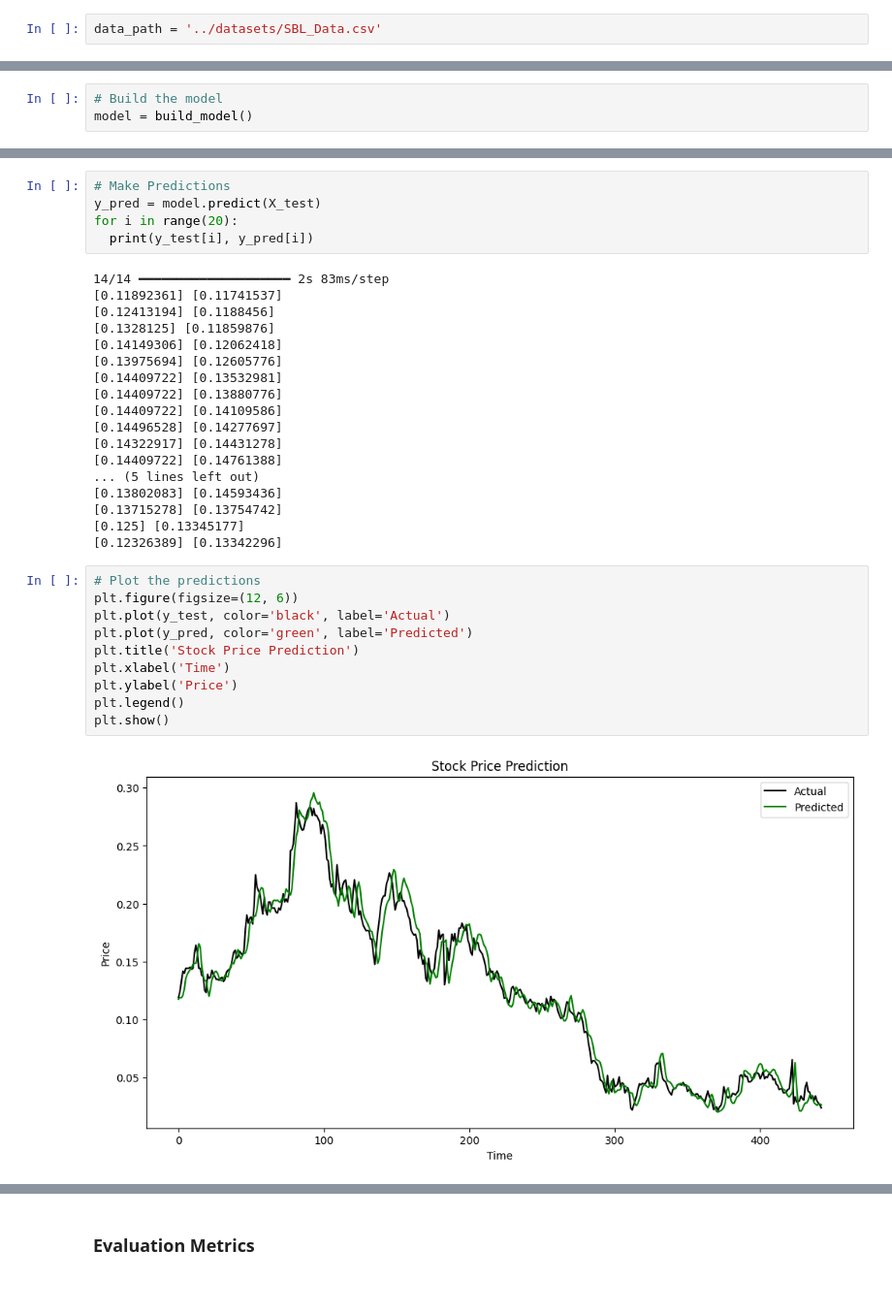
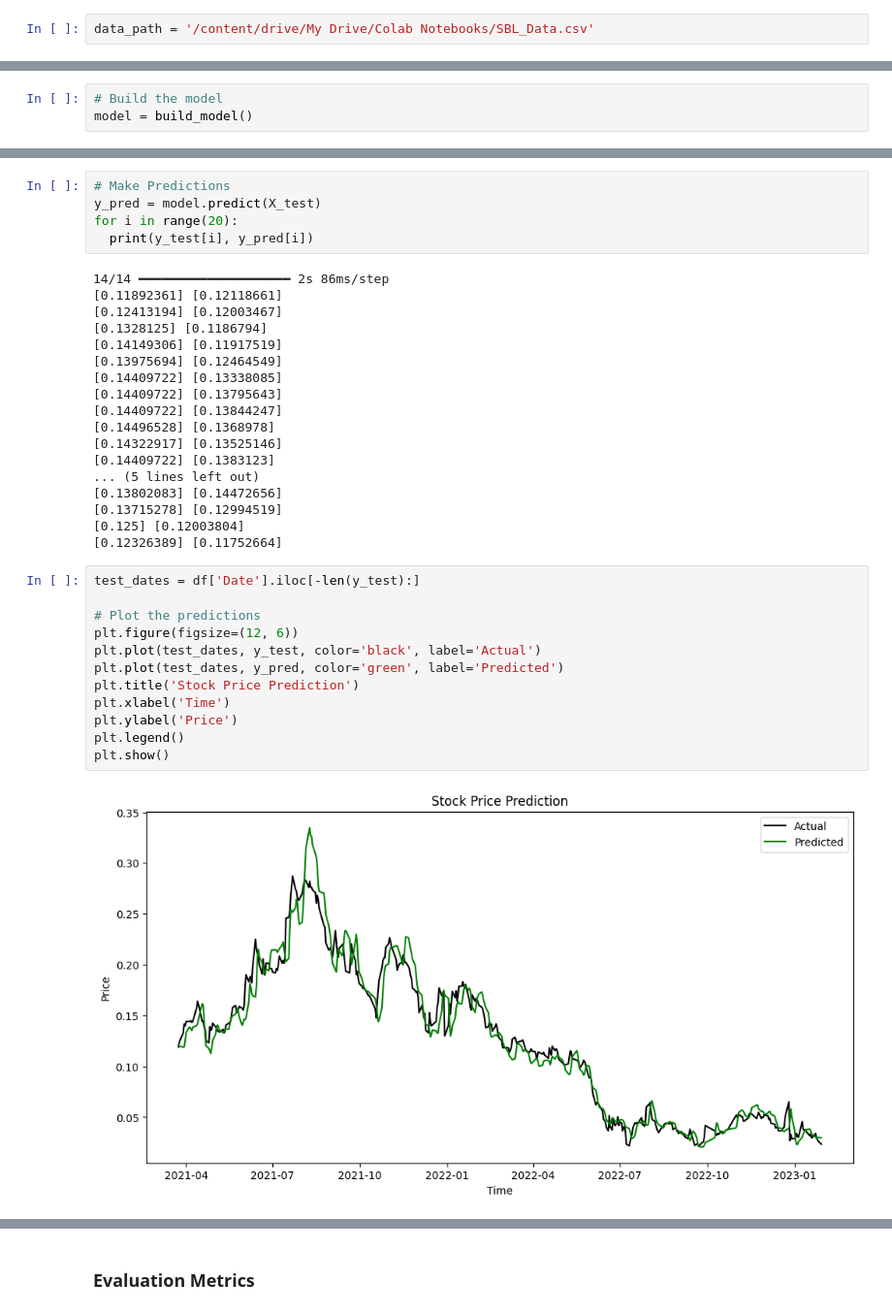
Before and after one commit to adars124/stock-prediction, a Jupyter notebook: notebooks/StockPrediction.ipynb, the cells around one changed output, grey strips where cells are left out. Shown at 97% size. Saved outputs shown, nothing was run; the diff lists cells and outputs as text.

Commit message:
feat: add the updated notebook

```diff
--- a/notebooks/StockPrediction.ipynb
+++ b/notebooks/StockPrediction.ipynb
@@ -21,7 +37,7 @@ from sklearn.metrics import mean_absolute_error, mean_squared_error, r2_score
 # %% [markdown]
 # Loading the Dataset
 # %%
-data_path = '../datasets/SBL_Data.csv'
+data_path = '/content/drive/My Drive/Colab Notebooks/SBL_Data.csv'
 # %%
 def read_csv(filepath, start_date='', end_date=''):
   """
@@ -390,35 +451,37 @@ y_pred = model.predict(X_test)
 for i in range(20):
   print(y_test[i], y_pred[i])
 # %% [output]
-14/14 ━━━━━━━━━━━━━━━━━━━━ 2s 83ms/step
-[0.11892361] [0.11741537]
-[0.12413194] [0.1188456]
-[0.1328125] [0.11859876]
-[0.14149306] [0.12062418]
-[0.13975694] [0.12605776]
-[0.14409722] [0.13532981]
-[0.14409722] [0.13880776]
-[0.14409722] [0.14109586]
-[0.14496528] [0.14277697]
-[0.14322917] [0.14431278]
-[0.14409722] [0.14761388]
+14/14 ━━━━━━━━━━━━━━━━━━━━ 2s 86ms/step
+[0.11892361] [0.12118661]
+[0.12413194] [0.12003467]
+[0.1328125] [0.1186794]
+[0.14149306] [0.11917519]
+[0.13975694] [0.12464549]
+[0.14409722] [0.13338085]
+[0.14409722] [0.13795643]
+[0.14409722] [0.13844247]
+[0.14496528] [0.1368978]
+[0.14322917] [0.13525146]
+[0.14409722] [0.1383123]
 ... (5 lines left out)
-[0.13802083] [0.14593436]
-[0.13715278] [0.13754742]
-[0.125] [0.13345177]
-[0.12326389] [0.13342296]
+[0.13802083] [0.14472656]
+[0.13715278] [0.12994519]
+[0.125] [0.12003804]
+[0.12326389] [0.11752664]
 # %%
+test_dates = df['Date'].iloc[-len(y_test):]
+
 # Plot the predictions
 plt.figure(figsize=(12, 6))
-plt.plot(y_test, color='black', label='Actual')
-plt.plot(y_pred, color='green', label='Predicted')
+plt.plot(test_dates, y_test, color='black', label='Actual')
+plt.plot(test_dates, y_pred, color='green', label='Predicted')
 plt.title('Stock Price Prediction')
 plt.xlabel('Time')
 plt.ylabel('Price')
 plt.legend()
 plt.show()
 # %% [output]
-[figure, old version]
+[figure, new version]
 # %%
 # Training and Validation loss visualization
 train_loss = history.history['loss']
```
Also changed, not shown: parts of 26 cells of this notebook.
